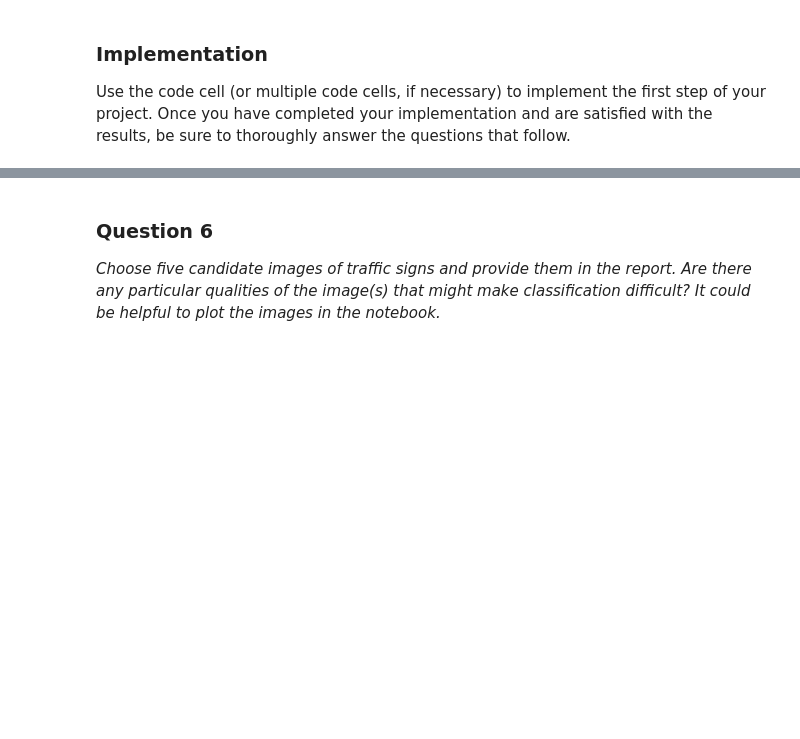
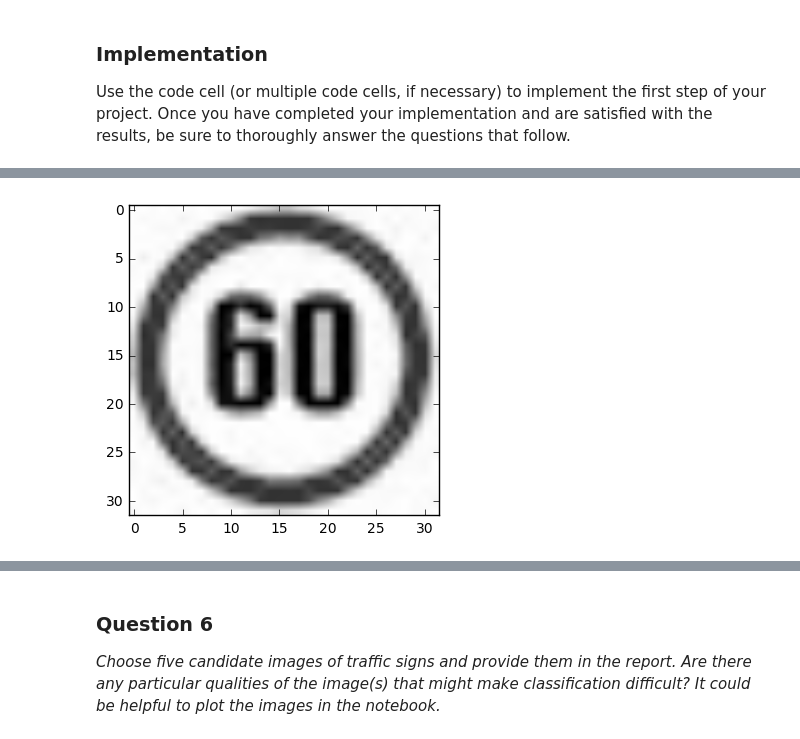
Before and after one commit to njia95/traffic-signs, a Jupyter notebook: Traffic_Sign_Classifier.ipynb, the cells around one changed output, grey strips where cells are left out. Saved outputs shown, nothing was run; the diff lists cells and outputs as text; code cells hidden in the pictures; blank space fills up the shorter version.

```diff
--- a/Traffic_Sign_Classifier.ipynb
+++ b/Traffic_Sign_Classifier.ipynb
@@ -334,0 +371,5 @@ plt.show()
+# %%
+plt.imshow(my_images[1], cmap='gray')
+plt.show()
+# %% [output]
+[figure, added]
```
Also changed, not shown: parts of 25 cells of this notebook.
